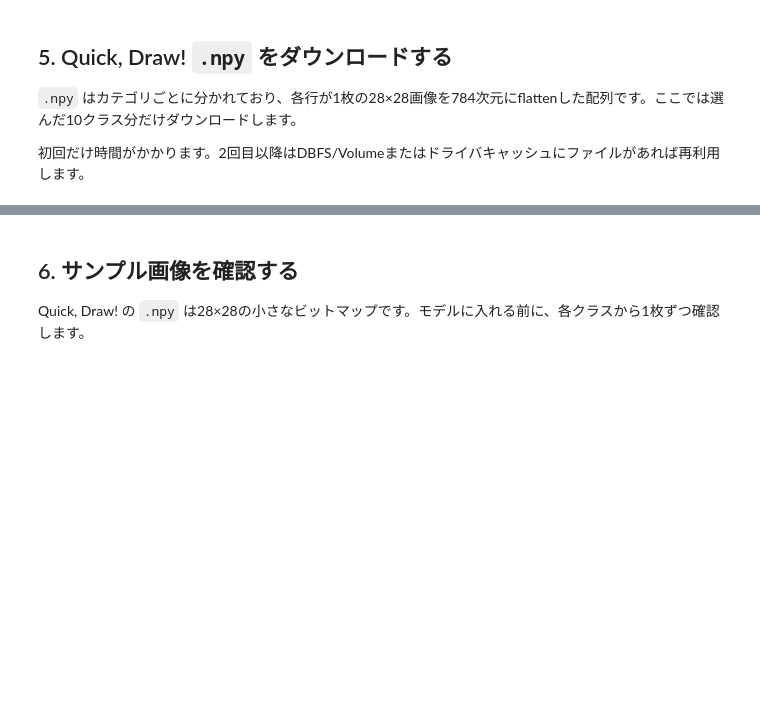
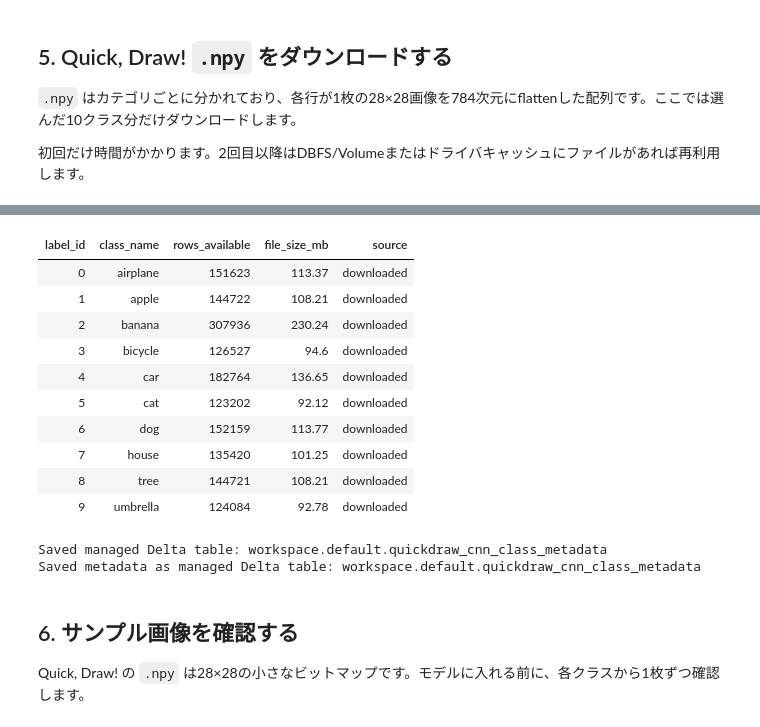
Before and after one commit to tsuji-tomonori/quickdraw_databricks_cnn_mlflow_handson, a Jupyter notebook: quickdraw_databricks_cnn_mlflow_handson.ipynb, the cells around one changed output, grey strips where cells are left out. Saved outputs shown, nothing was run; the diff lists cells and outputs as text; code cells hidden in the pictures; blank space fills up the shorter version.

```diff
--- a/quickdraw_databricks_cnn_mlflow_handson.ipynb
+++ b/quickdraw_databricks_cnn_mlflow_handson.ipynb
@@ -246,14 +403,16 @@ for class_name in CLASS_NAMES:
     if is_valid_quickdraw_npy(driver_path):
         source = "driver_cache"
     elif is_valid_quickdraw_npy(persistent_path):
-        shutil.copy2(persistent_path, driver_path)
+        if os.path.abspath(persistent_path) != os.path.abspath(driver_path):
+            shutil.copy2(persistent_path, driver_path)
         source = "persistent_cache_copied_to_driver"
     else:
         print(f"Downloading {class_name}: {url}")
         download_to_path(url, driver_path)
         if not is_valid_quickdraw_npy(driver_path):
             raise RuntimeError(f"Downloaded file is not a valid QuickDraw npy: {driver_path}")
-        shutil.copy2(driver_path, persistent_path)
+        if os.path.abspath(driver_path) != os.path.abspath(persistent_path):
+            shutil.copy2(driver_path, persistent_path)
         source = "downloaded"
 
     arr = np.load(driver_path, mmap_mode="r")
@@ -276,7 +435,10 @@ metadata_pdf = pd.DataFrame(metadata_records)
 metadata_sdf = spark.createDataFrame(metadata_pdf)
 display(metadata_sdf.select("label_id", "class_name", "rows_available", "file_size_mb", "source"))
 
-metadata_delta_path = f"{STORAGE_ROOT}/delta/class_metadata"
-metadata_sdf.write.format("delta").mode("overwrite").save(metadata_delta_path)
+metadata_table_name = save_managed_table(metadata_sdf, "class_metadata")
 metadata_sdf.createOrReplaceTempView("quickdraw_class_metadata")
-print("Saved metadata as Delta:", metadata_delta_path)
+if metadata_table_name:
+    print("Saved metadata as managed Delta table:", metadata_table_name)
+else:
+    print("metadataはtemporary view quickdraw_class_metadata とMLflow artifactで扱います。")
+# %% [output]
@@ -283,3 +455,16 @@ print("Saved metadata as Delta:", metadata_delta_path)
+| label_id | class_name | rows_available | file_size_mb | source |
+| 0 | airplane | 151623 | 113.37 | downloaded |
+| 1 | apple | 144722 | 108.21 | downloaded |
+| 2 | banana | 307936 | 230.24 | downloaded |
+| 3 | bicycle | 126527 | 94.6 | downloaded |
+| 4 | car | 182764 | 136.65 | downloaded |
+| 5 | cat | 123202 | 92.12 | downloaded |
+| 6 | dog | 152159 | 113.77 | downloaded |
+| 7 | house | 135420 | 101.25 | downloaded |
+| 8 | tree | 144721 | 108.21 | downloaded |
+| 9 | umbrella | 124084 | 92.78 | downloaded |
+Saved managed Delta table: workspace.default.quickdraw_cnn_class_metadata
+Saved metadata as managed Delta table: workspace.default.quickdraw_cnn_class_metadata
 # %% [markdown]
 ## 6. サンプル画像を確認する
 
```
Also changed, not shown: parts of 18 cells of this notebook.
